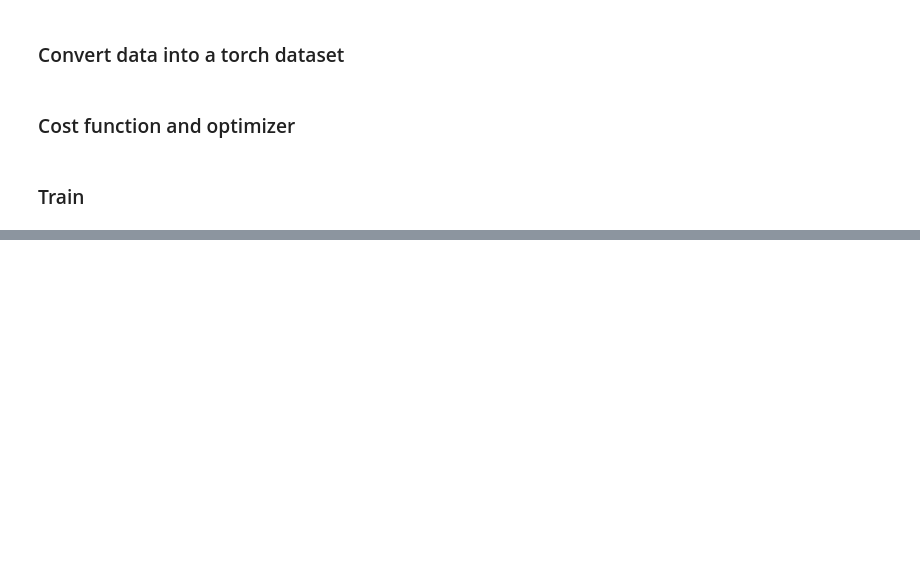
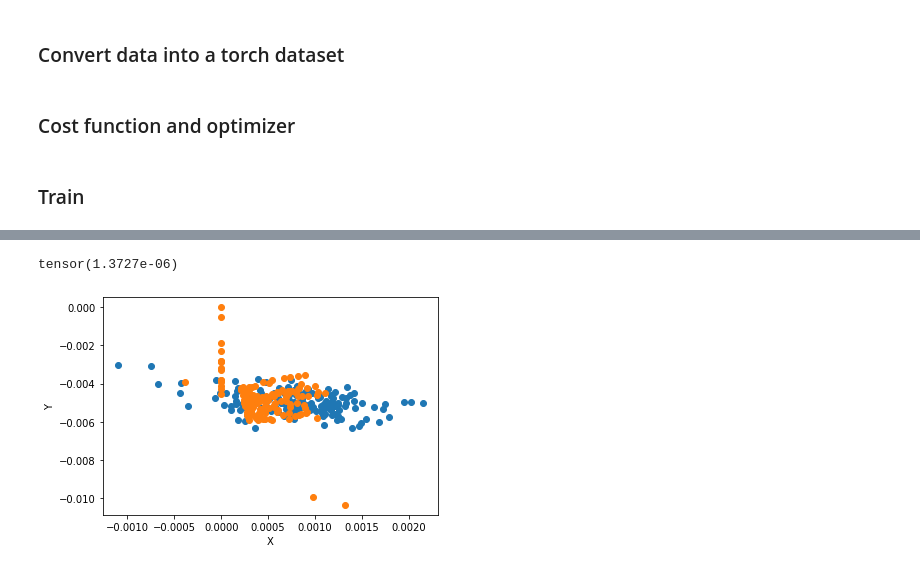
Before and after one commit to mohsafwat23/Pure-Inertial-Odometry-, a Jupyter notebook: trainNNPyTorch.ipynb, the cells around one changed output, grey strips where cells are left out. Saved outputs shown, nothing was run; the diff lists cells and outputs as text; code cells hidden in the pictures; blank space fills up the shorter version.

```diff
--- a/trainNNPyTorch.ipynb
+++ b/trainNNPyTorch.ipynb
@@ -115,0 +136,25 @@ tensor(3.1844e-08, grad_fn=<MseLossBackward>)
+# %%
+predicted = model(tensor_Xtrain.float()).detach()
+predictedV = model(tensor_Xtest.float()).detach()
+loss = cost(predictedV,  tensor_Ytest.float().detach())
+loss
+# %% [output]
+tensor(1.3727e-06)
+# %%
+Xpred = predicted.detach().numpy()[:,0]
+Ypred = predicted.detach().numpy()[:,1]
+Xreal = tensor_Ytrain.float().detach().numpy()[:,0]
+Yreal = tensor_Ytrain.float().detach().numpy()[:,1]
+XpredV = predictedV.detach().numpy()[:,0]
+YpredV = predictedV.detach().numpy()[:,1]
+XrealV = tensor_Ytest.float().detach().numpy()[:,0]
+YrealV = tensor_Ytest.float().detach().numpy()[:,1]
+# %%
+plt.scatter(Xpred, Ypred)
+plt.scatter(Xreal, Yreal)
+#plt.plot(tensor_Xtrain.float().detach().numpy()[:100] , predicted[:100] , "red")
+plt.xlabel("X")
+plt.ylabel("Y")
+plt.show()
+# %% [output]
+[figure, added]
```
Also changed, not shown: parts of 12 cells of this notebook, 2 other files.
